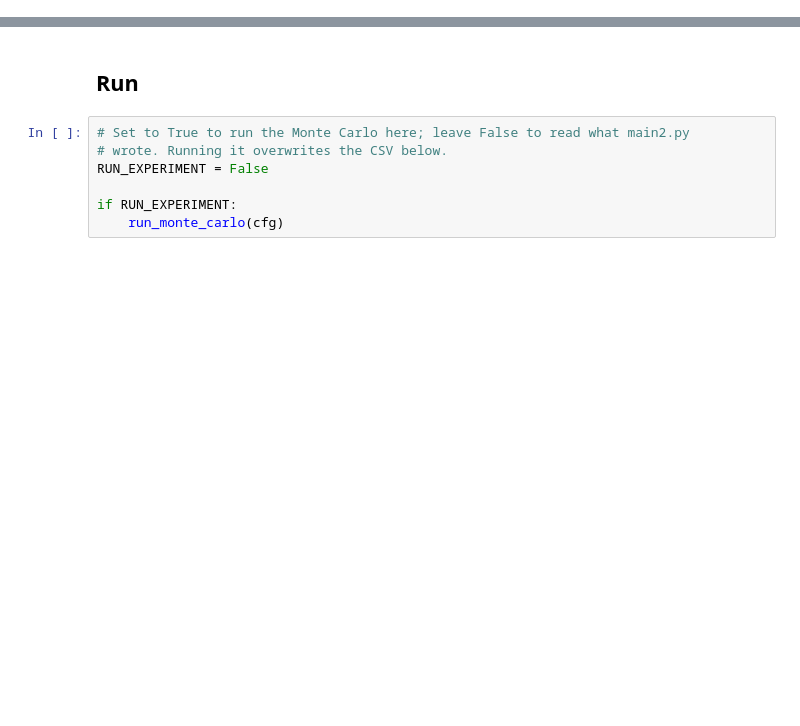
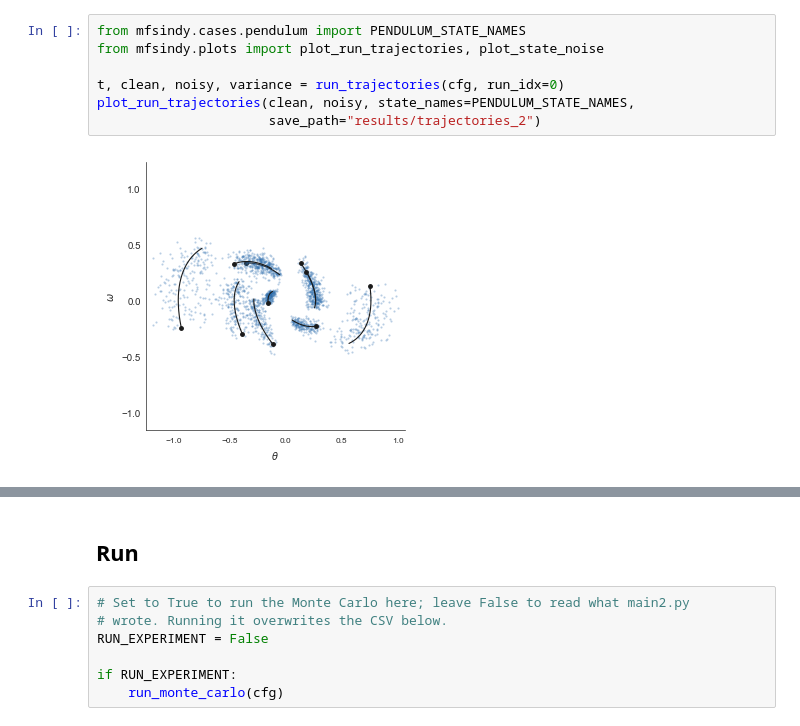
Before and after one commit to filippozacchei/MFSindy, a Jupyter notebook: examples/pendulum/part2.ipynb, the cells around one changed output, grey strips where cells are left out. Cells and saved outputs as stored; diff of their text form; blank space fills up the shorter version.

```diff
--- a/examples/pendulum/part2.ipynb
+++ b/examples/pendulum/part2.ipynb
@@ -106,0 +95,9 @@ plot_residuals(Y_true, Y_noisy)
+# %%
+from mfsindy.cases.pendulum import PENDULUM_STATE_NAMES
+from mfsindy.plots import plot_run_trajectories, plot_state_noise
+
+t, clean, noisy, variance = run_trajectories(cfg, run_idx=0)
+plot_run_trajectories(clean, noisy, state_names=PENDULUM_STATE_NAMES,
+                      save_path="results/trajectories_2")
+# %% [output]
+[figure, added]
```
Also changed, not shown: parts of 19 cells of this notebook, 55 other files.
